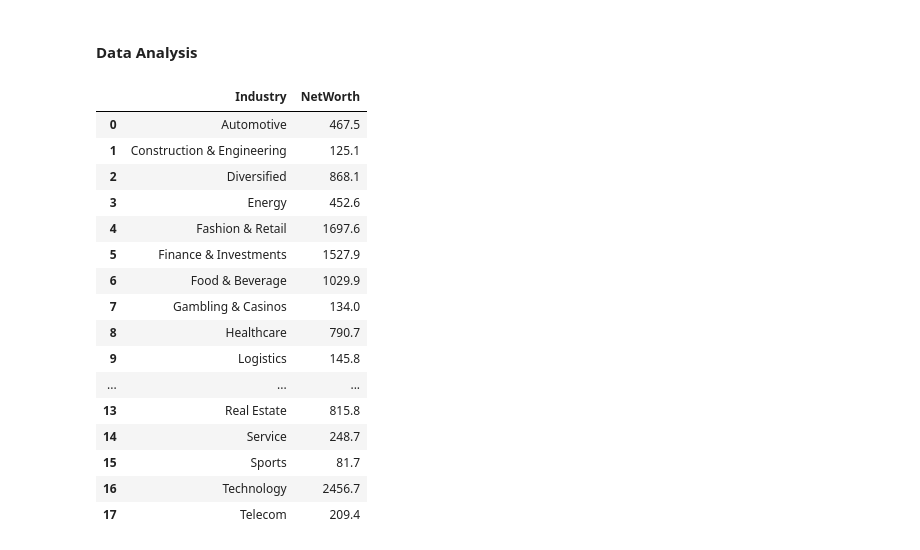
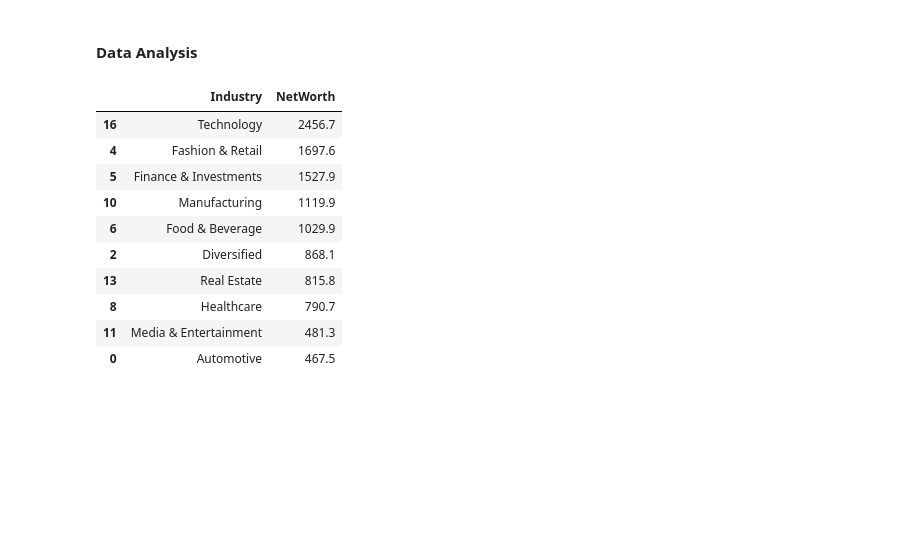
Before and after one commit to KilangoFaith/Billionaire-Analysis, a Jupyter notebook: Billionaires Analysis.ipynb, the cells around one changed output. Saved outputs shown, nothing was run; the diff lists cells and outputs as text; code cells hidden in the pictures; blank space fills up the shorter version.

```diff
--- a/Billionaires Analysis.ipynb
+++ b/Billionaires Analysis.ipynb
@@ -172,21 +181,16 @@ youngest_billionaire
 # %%
 Top_10_ind_hghst_Netwth = df.groupby('Industry')['NetWorth'].sum().reset_index()
+Top_10_ind_hghst_Netwth = Top_10_ind_hghst_Netwth.sort_values(by = 'NetWorth',ascending= False).head(10)
 Top_10_ind_hghst_Netwth
 # %% [output]
 |  | Industry | NetWorth |
-| 0 | Automotive | 467.5 |
-| 1 | Construction & Engineering | 125.1 |
-| 2 | Diversified | 868.1 |
-| 3 | Energy | 452.6 |
+| 16 | Technology | 2456.7 |
 | 4 | Fashion & Retail | 1697.6 |
 | 5 | Finance & Investments | 1527.9 |
+| 10 | Manufacturing | 1119.9 |
 | 6 | Food & Beverage | 1029.9 |
-| 7 | Gambling & Casinos | 134.0 |
+| 2 | Diversified | 868.1 |
+| 13 | Real Estate | 815.8 |
 | 8 | Healthcare | 790.7 |
-| 9 | Logistics | 145.8 |
-| ... | ... | ... |
-| 13 | Real Estate | 815.8 |
-| 14 | Service | 248.7 |
-| 15 | Sports | 81.7 |
-| 16 | Technology | 2456.7 |
-| 17 | Telecom | 209.4 |
+| 11 | Media & Entertainment | 481.3 |
+| 0 | Automotive | 467.5 |
```
Also changed, not shown: parts of 8 cells of this notebook.
